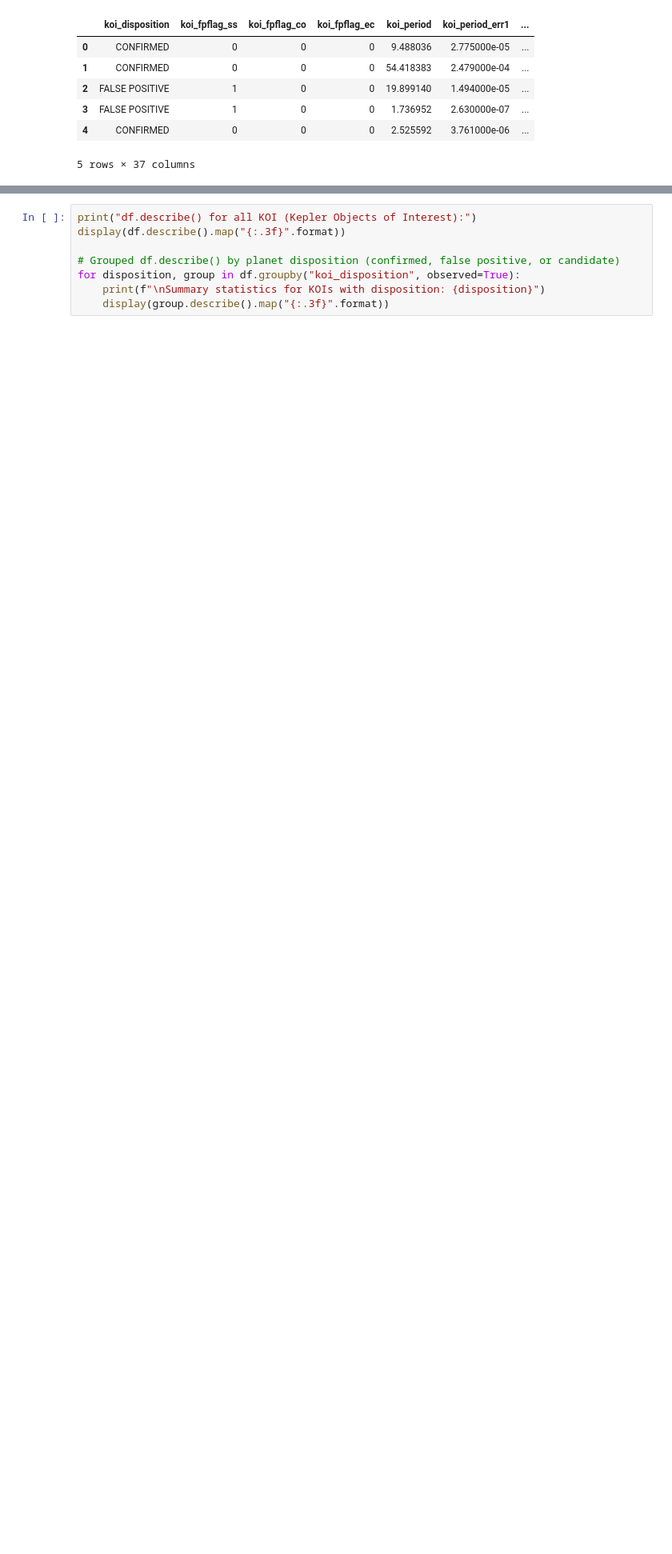
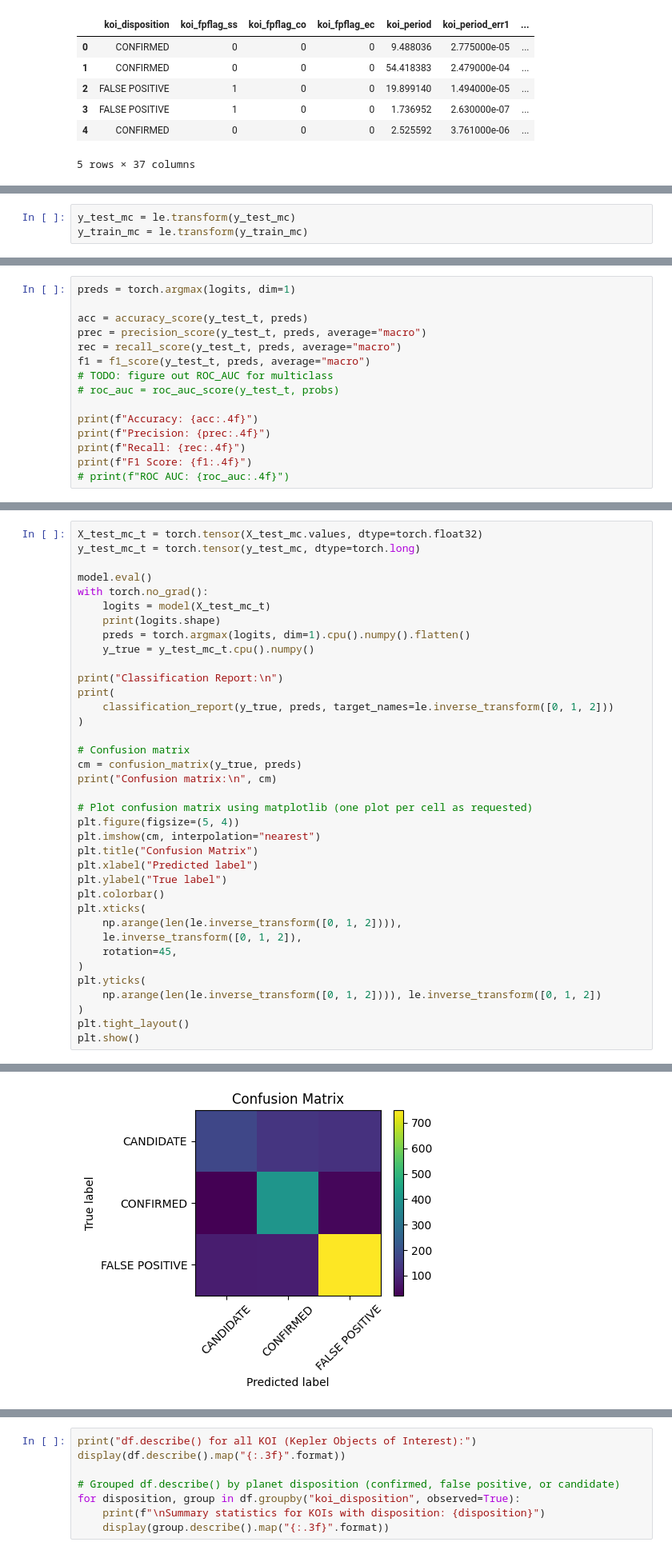
Before and after one commit to lily-swan/DS-9000-project, a Jupyter notebook: analysis.ipynb, the cells around one changed output, grey strips where cells are left out. Shown at 80% size. Cells and saved outputs as stored; diff of their text form; blank space fills up the shorter version.

```diff
--- a/analysis.ipynb
+++ b/analysis.ipynb
@@ -140,0 +297,3 @@ df.head()
+# %%
+y_test_mc = le.transform(y_test_mc)
+y_train_mc = le.transform(y_train_mc)
@@ -140,0 +543,15 @@ df.head()
+# %%
+preds = torch.argmax(logits, dim=1)
+
+acc = accuracy_score(y_test_t, preds)
+prec = precision_score(y_test_t, preds, average="macro")
+rec = recall_score(y_test_t, preds, average="macro")
+f1 = f1_score(y_test_t, preds, average="macro")
+# TODO: figure out ROC_AUC for multiclass
+# roc_auc = roc_auc_score(y_test_t, probs)
+
+print(f"Accuracy: {acc:.4f}")
+print(f"Precision: {prec:.4f}")
+print(f"Recall: {rec:.4f}")
+print(f"F1 Score: {f1:.4f}")
+# print(f"ROC AUC: {roc_auc:.4f}")
@@ -140,0 +641,38 @@ df.head()
+# %%
+X_test_mc_t = torch.tensor(X_test_mc.values, dtype=torch.float32)
+y_test_mc_t = torch.tensor(y_test_mc, dtype=torch.long)
+
+model.eval()
+with torch.no_grad():
+    logits = model(X_test_mc_t)
+    print(logits.shape)
+    preds = torch.argmax(logits, dim=1).cpu().numpy().flatten()
+    y_true = y_test_mc_t.cpu().numpy()
+
+print("Classification Report:\n")
+print(
+    classification_report(y_true, preds, target_names=le.inverse_transform([0, 1, 2]))
+)
+
+# Confusion matrix
+cm = confusion_matrix(y_true, preds)
+print("Confusion matrix:\n", cm)
+
+# Plot confusion matrix using matplotlib (one plot per cell as requested)
+plt.figure(figsize=(5, 4))
+plt.imshow(cm, interpolation="nearest")
+plt.title("Confusion Matrix")
+plt.xlabel("Predicted label")
+plt.ylabel("True label")
+plt.colorbar()
+plt.xticks(
+    np.arange(len(le.inverse_transform([0, 1, 2]))),
+    le.inverse_transform([0, 1, 2]),
+    rotation=45,
+)
+plt.yticks(
+    np.arange(len(le.inverse_transform([0, 1, 2]))), le.inverse_transform([0, 1, 2])
+)
+plt.tight_layout()
+plt.show()
+# %% [output]
@@ -140,0 +696 @@ df.head()
+[figure, added]
```
Also changed, not shown: parts of 23 cells of this notebook, 1 other file.
